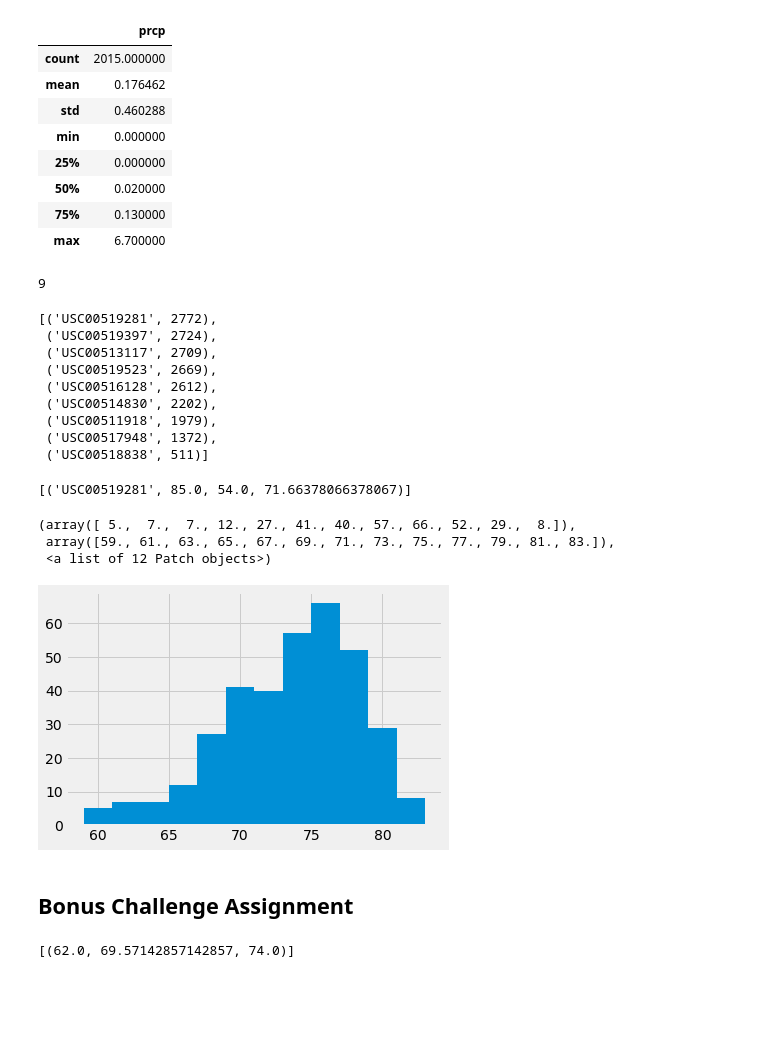
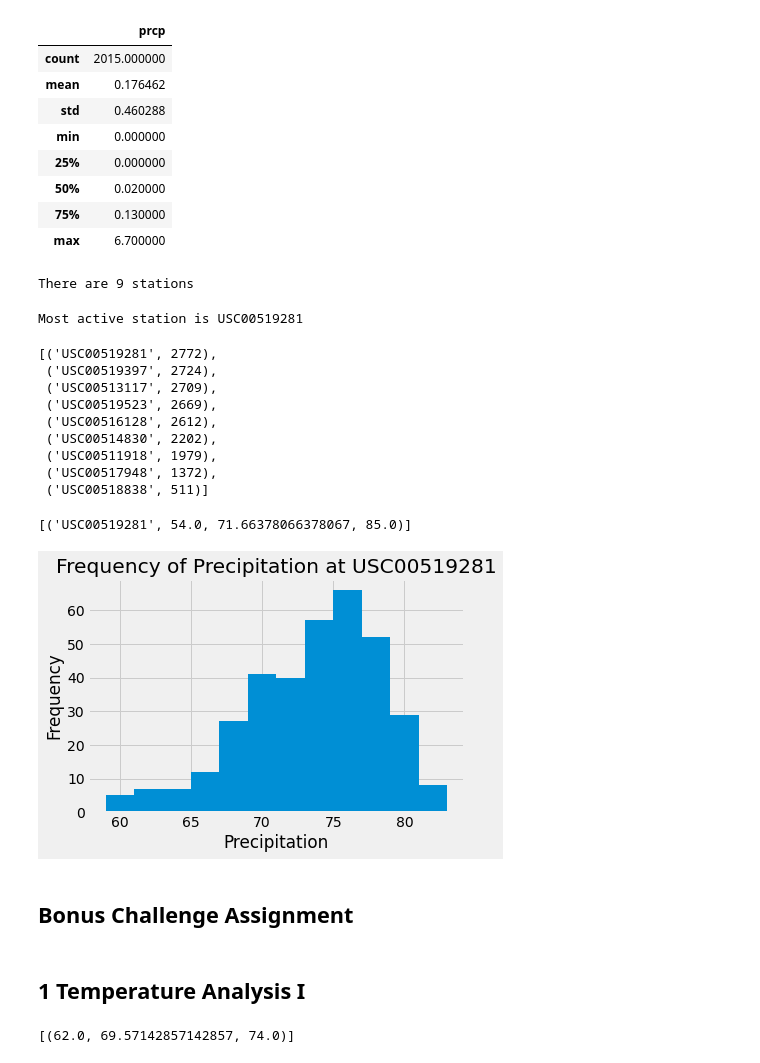
Before and after one commit to alejandrowaring/sqlalchemy-challenge, a Jupyter notebook: climate_analysis.ipynb, the cells around one changed output. Cells and saved outputs as stored; diff of their text form; code cells hidden in the pictures; blank space fills up the shorter version.

```diff
--- a/climate_analysis.ipynb
+++ b/climate_analysis.ipynb
@@ -102,43 +104,49 @@ df.describe()
 # %%
 # Design a query to show how many stations are available in this dataset?
 num_stations = session.query(Station.station.distinct()).count()
-num_stations
+print(f"There are {num_stations} stations")
 # %% [output]
-9
+There are 9 stations
 # %%
 # What are the most active stations? (i.e. what stations have the most rows)?
 # List the stations and the counts in descending order.
 station_count = session.query(Measurement.station, func.count(Measurement.date)).group_by(Measurement.station).order_by(func.count(Measurement.date).desc())
 most_active = station_count.first()[0]
+print(f"Most active station is {most_active}")
 station_count.all()
 # %% [output]
-[('USC00519281', 2772),
- ('USC00519397', 2724),
- ('USC00513117', 2709),
- ('USC00519523', 2669),
- ('USC00516128', 2612),
- ('USC00514830', 2202),
- ('USC00511918', 1979),
- ('USC00517948', 1372),
- ('USC00518838', 511)]
+Most active station is USC00519281
+[('USC00519281', 2772),
+ ('USC00519397', 2724),
+ ('USC00513117', 2709),
+ ('USC00519523', 2669),
+ ('USC00516128', 2612),
+ ('USC00514830', 2202),
+ ('USC00511918', 1979),
+ ('USC00517948', 1372),
+ ('USC00518838', 511)]
 # %%
 # Using the station id from the previous query, calculate the lowest temperature recorded,
 # highest temperature recorded, and average temperature of the most active station?
-most_active_temps = session.query(Measurement.station, func.max(Measurement.tobs), func.min(Measurement.tobs),func.avg(Measurement.tobs)).filter(Measurement.station == most_active)
+most_active_temps = session.query(Measurement.station, func.min(Measurement.tobs),func.avg(Measurement.tobs),func.max(Measurement.tobs)).filter(Measurement.station == most_active)
 most_active_temps.all()
 # %% [output]
-[('USC00519281', 85.0, 54.0, 71.66378066378067)]
+[('USC00519281', 54.0, 71.66378066378067, 85.0)]
 # %%
 # Choose the station with the highest number of temperature observations.
 # Query the last 12 months of temperature observation data for this station and plot the results as a histogram
 temp_stmt = session.query(Measurement.date,Measurement.tobs).filter(Measurement.date > search_date).filter(Measurement.station == most_active).statement
 temp_df = pd.read_sql(temp_stmt,session.bind,index_col='date').sort_index().dropna()
-# %%
-plt.hist(temp_df['tobs'],bins=12)
-# %% [output]
-(array([ 5.,  7.,  7., 12., 27., 41., 40., 57., 66., 52., 29.,  8.]),
- array([59., 61., 63., 65., 67., 69., 71., 73., 75., 77., 79., 81., 83.]),
- <a list of 12 Patch objects>)
-[figure, removed]
+# %%
+plt.hist(temp_df['tobs'],bins=12)
+plt.ylabel("Frequency")
+plt.xlabel("Precipitation")
+plt.title(f"Frequency of Precipitation at {most_active}")
+plt.tight_layout
+plt.savefig(f"{output_dir}/frequency_of_prcp_{most_active}")
+# %% [output]
+[figure, added]
 # %% [markdown]
 ## Bonus Challenge Assignment
+# %% [markdown]
+## 1 Temperature Analysis I
```
Also changed, not shown: parts of 11 cells of this notebook, 4 other files.
